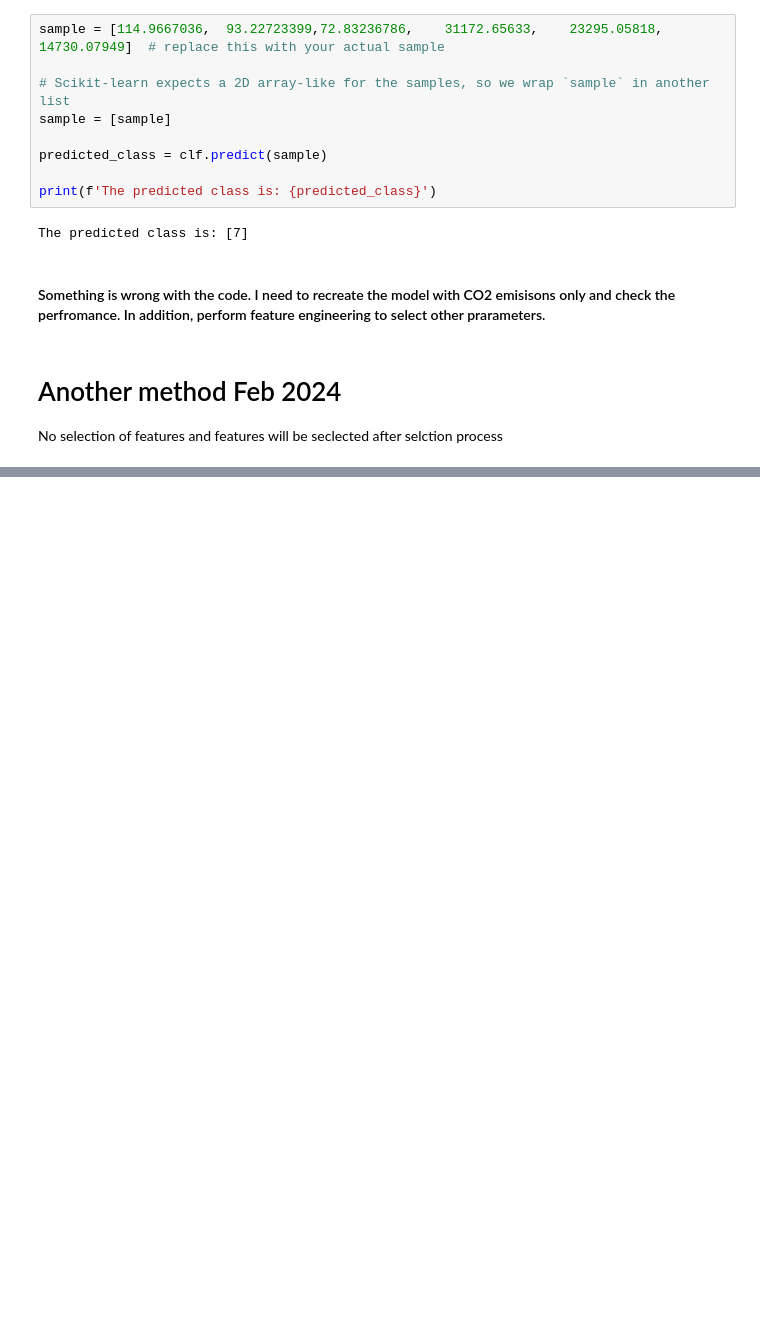
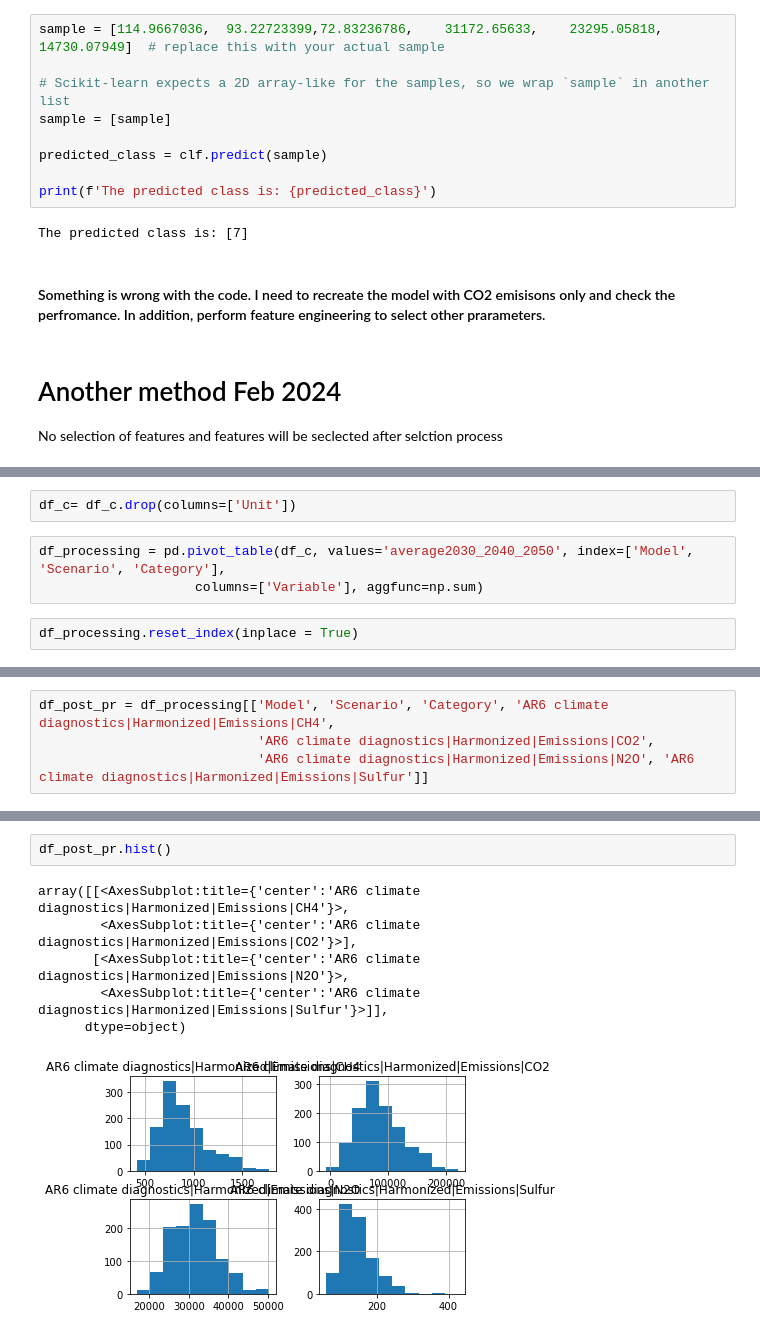
Before and after one commit to muadelm/IPCC_Scenarios, a Jupyter notebook: Classification_of_scenarioes_June2023/Classification_of_scenarioes.ipynb, the cells around one changed output, grey strips where cells are left out. Cells and saved outputs as stored; diff of their text form; blank space fills up the shorter version.

```diff
--- a/Classification_of_scenarioes_June2023/Classification_of_scenarioes.ipynb
+++ b/Classification_of_scenarioes_June2023/Classification_of_scenarioes.ipynb
@@ -597,0 +604,7 @@ df_c.head()
+# %%
+df_c= df_c.drop(columns=['Unit'])
+# %%
+df_processing = pd.pivot_table(df_c, values='average2030_2040_2050', index=['Model', 'Scenario', 'Category'],
+                    columns=['Variable'], aggfunc=np.sum)
+# %%
+df_processing.reset_index(inplace = True)
@@ -597,0 +685,4 @@ df_c.head()
+# %%
+df_post_pr = df_processing[['Model', 'Scenario', 'Category', 'AR6 climate diagnostics|Harmonized|Emissions|CH4',
+                            'AR6 climate diagnostics|Harmonized|Emissions|CO2',
+                            'AR6 climate diagnostics|Harmonized|Emissions|N2O', 'AR6 climate diagnostics|Harmonized|Emissions|Sulfur']]
@@ -597,0 +698,9 @@ df_c.head()
+# %%
+df_post_pr.hist()
+# %% [output]
+array([[<AxesSubplot:title={'center':'AR6 climate diagnostics|Harmonized|Emissions|CH4'}>,
+        <AxesSubplot:title={'center':'AR6 climate diagnostics|Harmonized|Emissions|CO2'}>],
+       [<AxesSubplot:title={'center':'AR6 climate diagnostics|Harmonized|Emissions|N2O'}>,
+        <AxesSubplot:title={'center':'AR6 climate diagnostics|Harmonized|Emissions|Sulfur'}>]],
+      dtype=object)
+[figure, added]
```
Also changed, not shown: parts of 19 cells of this notebook.
